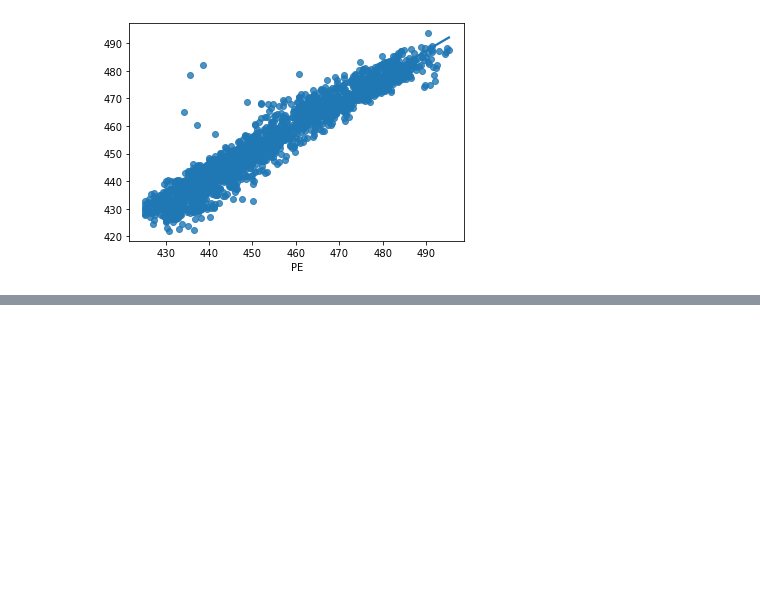
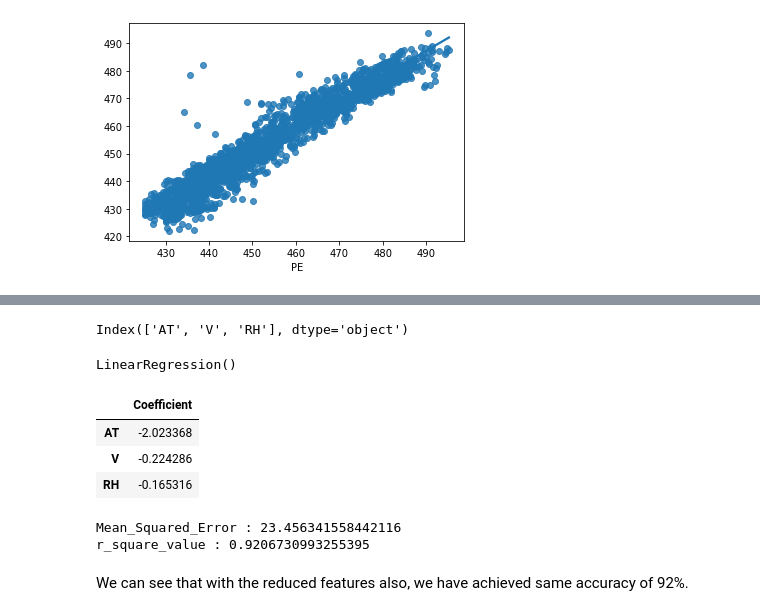
Before and after one commit to apundhir/coursera_assignment, a Jupyter notebook: Electrical_Energy_Prediction .ipynb, the cells around one changed output, grey strips where cells are left out. Drawn from its saved outputs; the diff is of its cells as text; code cells hidden in the pictures; blank space fills up the shorter version.

```diff
--- a/Electrical_Energy_Prediction .ipynb
+++ b/Electrical_Energy_Prediction .ipynb
@@ -177,0 +207,25 @@ sns.regplot(x=y_test,y=y_pred,ci=None);
+# %%
+col = X_train.columns[rfe.support_]
+# %%
+col
+# %% [output]
+Index(['AT', 'V', 'RH'], dtype='object')
+# %%
+# Creating X_test dataframe with RFE selected variables
+X_train_rfe = X_train[col]
+# %%
+lm_rfe = LinearRegression()
+# %%
+# fit the model to the training data
+lm_rfe.fit(X_train_rfe,y_train)
+# %% [output]
+LinearRegression()
+# %%
+# Let's see the coefficient
+coeff_df = pd.DataFrame(lm_rfe.coef_,X_test[col].columns,columns=['Coefficient'])
+coeff_df
+# %% [output]
+|  | Coefficient |
+| AT | -2.023368 |
+| V | -0.224286 |
+| RH | -0.165316 |
@@ -177,0 +238,8 @@ sns.regplot(x=y_test,y=y_pred,ci=None);
+# %%
+print('Mean_Squared_Error :' ,mse)
+print('r_square_value :',r_squared)
+# %% [output]
+Mean_Squared_Error : 23.456341558442116
+r_square_value : 0.9206730993255395
+# %% [markdown]
+We can see that with the reduced features also, we have achieved same accuracy of 92%.
```
Also changed, not shown: parts of 13 cells of this notebook.
